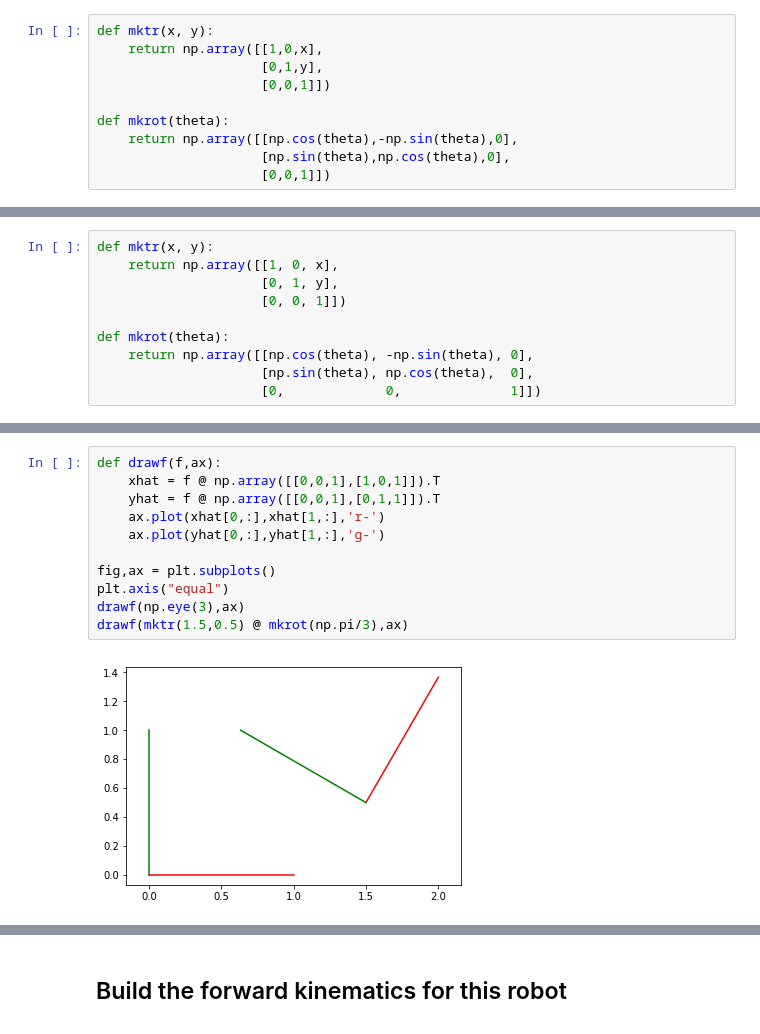
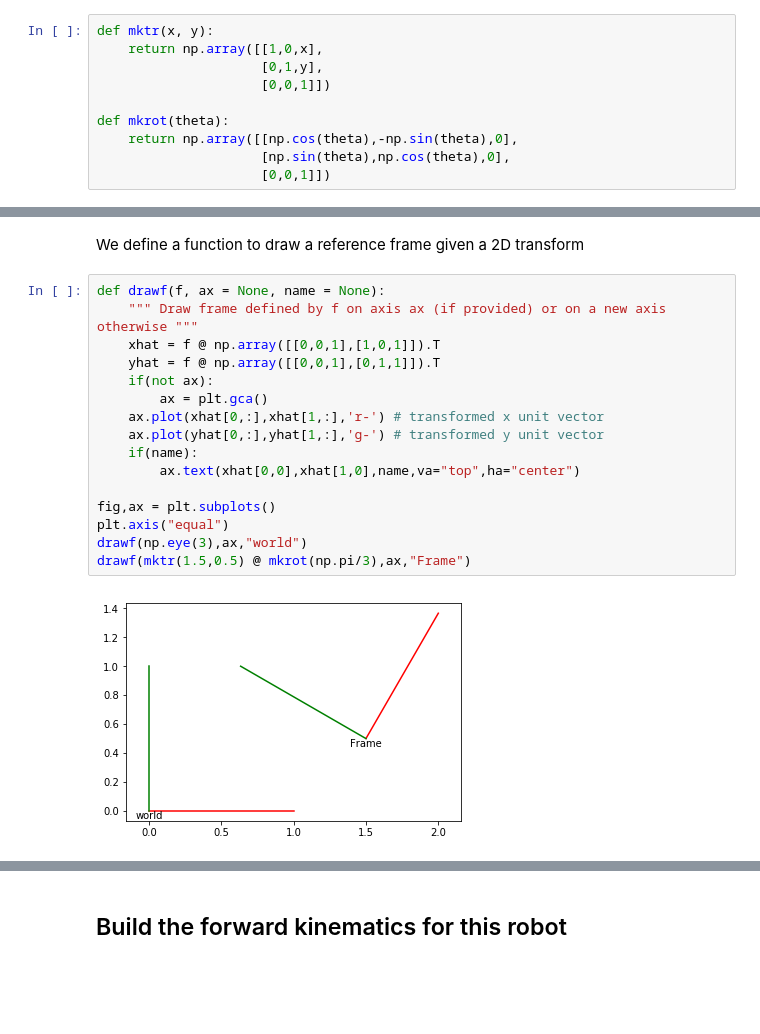
Before and after one commit to alessandro-giusti/teaching-notebooks, a Jupyter notebook: robotics/transforms2d.ipynb, the cells around one changed output, grey strips where cells are left out. Drawn from its saved outputs; the diff is of its cells as text; blank space fills up the shorter version.

Commit message:
Updated transforms2d

```diff
--- a/robotics/transforms2d.ipynb
+++ b/robotics/transforms2d.ipynb
@@ -48,10 +75,0 @@ array([[2., 2.],
-# %%
-def mktr(x, y):
-    return np.array([[1, 0, x],
-                     [0, 1, y],
-                     [0, 0, 1]])
-
-def mkrot(theta):
-    return np.array([[np.cos(theta), -np.sin(theta), 0],
-                     [np.sin(theta), np.cos(theta),  0],
-                     [0,             0,              1]])
@@ -80,13 +120,20 @@ array([[1.    , 0.2929],
+# %% [markdown]
+We define a function to draw a reference frame given a 2D transform
 # %%
-def drawf(f,ax):
+def drawf(f, ax = None, name = None):
+    """ Draw frame defined by f on axis ax (if provided) or on a new axis otherwise """
     xhat = f @ np.array([[0,0,1],[1,0,1]]).T
     yhat = f @ np.array([[0,0,1],[0,1,1]]).T
-    ax.plot(xhat[0,:],xhat[1,:],'r-')
-    ax.plot(yhat[0,:],yhat[1,:],'g-')
+    if(not ax):
+        ax = plt.gca()
+    ax.plot(xhat[0,:],xhat[1,:],'r-') # transformed x unit vector
+    ax.plot(yhat[0,:],yhat[1,:],'g-') # transformed y unit vector
+    if(name):
+        ax.text(xhat[0,0],xhat[1,0],name,va="top",ha="center")
 
 fig,ax = plt.subplots()
 plt.axis("equal")
-drawf(np.eye(3),ax)
-drawf(mktr(1.5,0.5) @ mkrot(np.pi/3),ax)
+drawf(np.eye(3),ax,"world")
+drawf(mktr(1.5,0.5) @ mkrot(np.pi/3),ax,"Frame")
 # %% [output]
-[figure, old version]
+[figure, new version]
```
Also changed, not shown: parts of 51 cells of this notebook.
